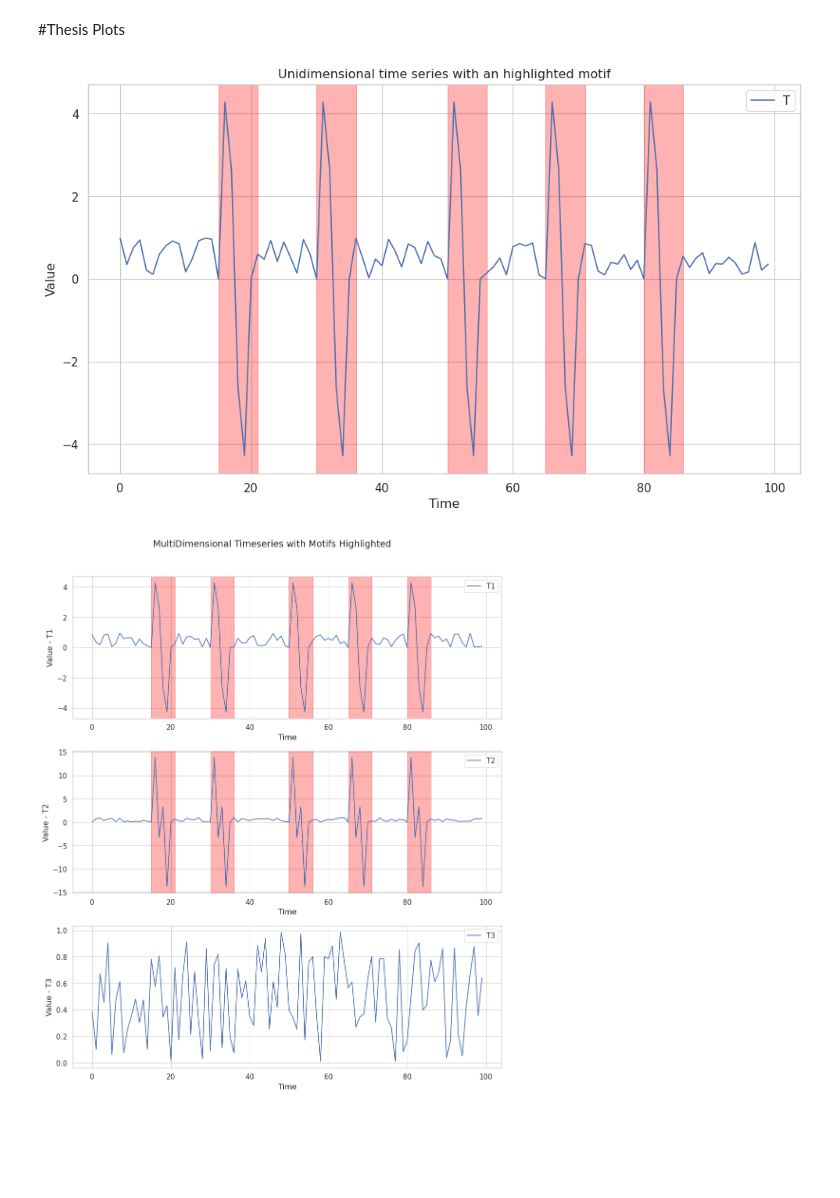
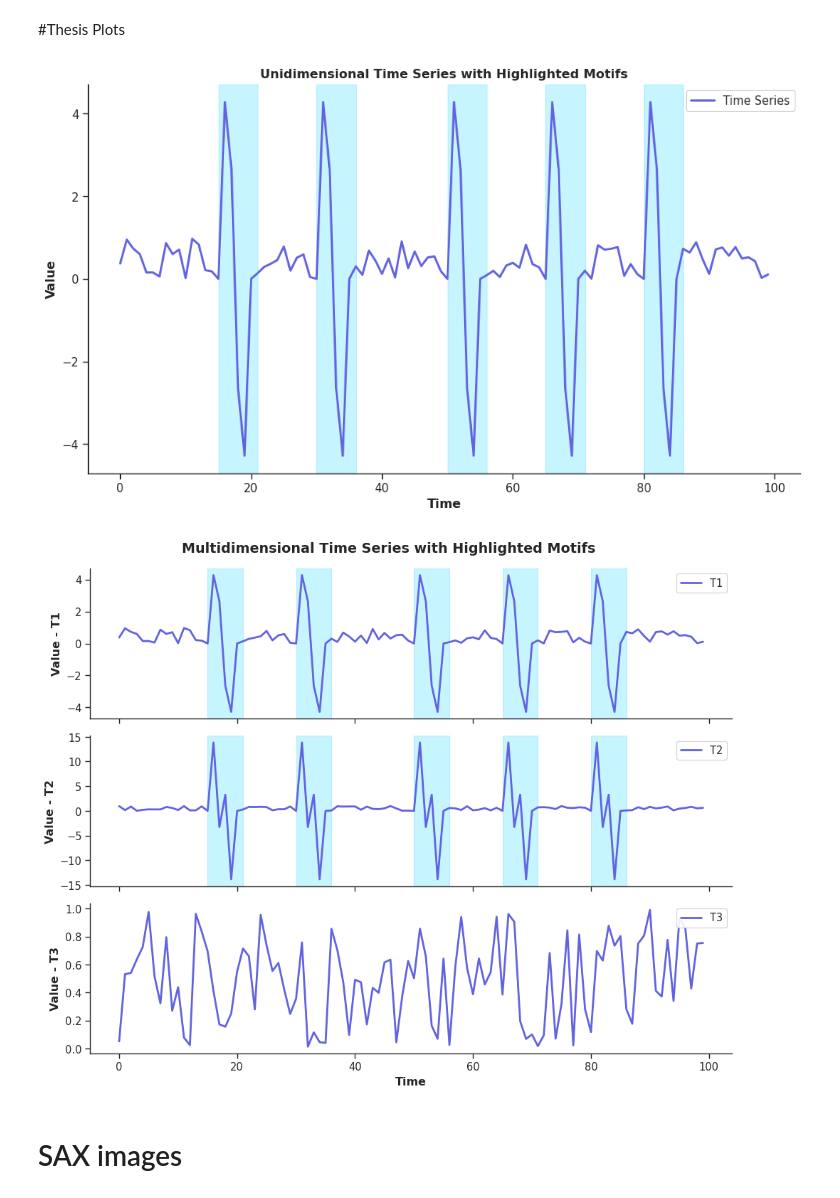
Before and after one commit to aidaLabDEI/LEIT-motifs, a Jupyter notebook: Thesis_Plots.ipynb, the cells around one changed output. Cells and saved outputs as stored; diff of their text form; code cells hidden in the pictures; blank space fills up the shorter version.

Commit message:
Update plots

```diff
--- a/Thesis_Plots.ipynb
+++ b/Thesis_Plots.ipynb
@@ -46,10 +28,13 @@ import matplotlib.pyplot as plt
 import seaborn as sns
 from stumpy import stump
 
-# Set seaborn style
-sns.set(style="whitegrid", context="paper", font_scale=1.2)
+# Set a minimal style
+plt.style.use('seaborn-whitegrid')
+sns.set_style("ticks")
+sns.set_context("paper", font_scale=1.2)
 
 # Create sample timeseries
+np.random.seed(42)  # for reproducibility
 timeseries = np.random.rand(100)
 timeseries = timeseries.astype(float)
 
@@ -63,77 +48,87 @@ motif_locations = [15, 30, 50, 65, 80]
 for loc in motif_locations:
     timeseries[loc:loc+motif_length] = motif
 
-m = 6
-# Calculate matrix profile and find motif
-mp = stump(timeseries, m=m)
+m = 6  # This is unused in the current code, but kept for consistency
 
-# Plot the entire timeseries with planted motifs highlighted using seaborn
+# Plot the entire timeseries with planted motifs highlighted
 plt.figure(figsize=(10, 6))
-sns.lineplot(data=timeseries, label="T")
-plt.title("Unidimensional time series with an highlighted motif")
-plt.xlabel("Time")
-plt.ylabel("Value")
+plt.plot(timeseries, color='#6263e0', label="Time Series", linewidth=2)
 
 # Highlight planted motifs using rectangles
 for motif_idx in motif_locations:
-    plt.axvspan(motif_idx, motif_idx + motif_length, color='red', alpha=0.3)
+     plt.axvspan(motif_idx, motif_idx + motif_length, color='#43dcff', alpha=0.3)
 
-plt.legend()
+plt.title("Unidimensional Time Series with Highlighted Motifs", fontweight='bold')
+plt.xlabel("Time", fontweight='bold')
+plt.ylabel("Value", fontweight='bold')
+
+# Remove top and right spines
+sns.despine()
+
+# Add legend
+plt.legend(loc='upper right', frameon=True, framealpha=0.9)
+
 plt.tight_layout()
 plt.show()
 # %% [output]
-[figure, old version]
+[figure, new version]
 # %%
 import numpy as np
 import matplotlib.pyplot as plt
 import seaborn as sns
+import pandas as pd
 from stumpy import mstump
 
-# Set seaborn style
-sns.set(style="whitegrid", context="paper", font_scale=1.2)
+# Set a minimal style
+plt.style.use('seaborn-whitegrid')
+sns.set_style("ticks")
+sns.set_context("paper", font_scale=1.2)
 
 # Create sample 3-dimensional timeseries
+np.random.seed(42)  # for reproducibility
 timeseries_3d = np.random.rand(100, 3)
 timeseries_3d[:, 0] = timeseries  # One dimension is the same as the unidimensional time series
 
 # Plant motifs at specific locations in the second dimension
 motif_length = 6
 motif = 4.5 * np.tan(np.linspace(0, 2 * np.pi, motif_length))
 
 # Plant the motif at specific locations in the second dimension
 motif_locations = [15, 30, 50, 65, 80]
 
 for loc in motif_locations:
     timeseries_3d[loc:loc+motif_length, 1] = motif
 
 # The third dimension is just noise
 timeseries_3d[:, 2] = np.random.rand(100)
 
 m = 6
 df = pd.DataFrame(timeseries_3d, columns=['T1', 'T2', 'T3'])
-# Calculate matrix profile and find motifs for the first 2 dimensions
-mp, indices = mstump(df, m=m)
 
 # Plot 3 subplots, one for each dimension, and highlight motifs with rectangles
-fig, axs = plt.subplots(3, 1, figsize=(10, 12))
+fig, axs = plt.subplots(3, 1, figsize=(10, 8), sharex=True)
 
 for i, dimension in enumerate(['T1', 'T2', 'T3']):
-    axs[i].plot(df[dimension], label=dimension)
+    axs[i].plot(df[dimension], color='#6263e0', linewidth=2, label=dimension)
 
     # Highlight motifs using rectangles
-    for motif_idx in motif_locations:
-        if(i==2): break
-        axs[i].axvspan(motif_idx, motif_idx + motif_length, color='red', alpha=0.3)
+    if i < 2:  # Only for the first two dimensions
+        for motif_idx in motif_locations:
+            axs[i].axvspan(motif_idx, motif_idx + motif_length, color='#43dcff', alpha=0.3)
 
-    axs[i].set_xlabel("Time")
-    axs[i].set_ylabel(f"Value - {dimension}")
-    axs[i].legend()
+    axs[i].set_ylabel(f"Value - {dimension}", fontweight='bold')
+    axs[i].legend(loc='upper right', frameon=True, framealpha=0.9)
+    sns.despine(ax=axs[i])
 
-plt.suptitle("MultiDimensional Timeseries with Motifs Highlighted")
-plt.tight_layout(rect=[0, 0, 1, 0.96])
+axs[2].set_xlabel("Time", fontweight='bold')
+
+plt.suptitle("Multidimensional Time Series with Highlighted Motifs", fontweight='bold')
+plt.tight_layout()
 plt.show()
 # %% [output]
-[figure, old version]
+[figure, new version]
+# %% [markdown]
+# SAX images
 # %%
 !pip install pyts
 from pyts.approximation import PiecewiseAggregateApproximation
```
Also changed, not shown: parts of 7 cells of this notebook.
